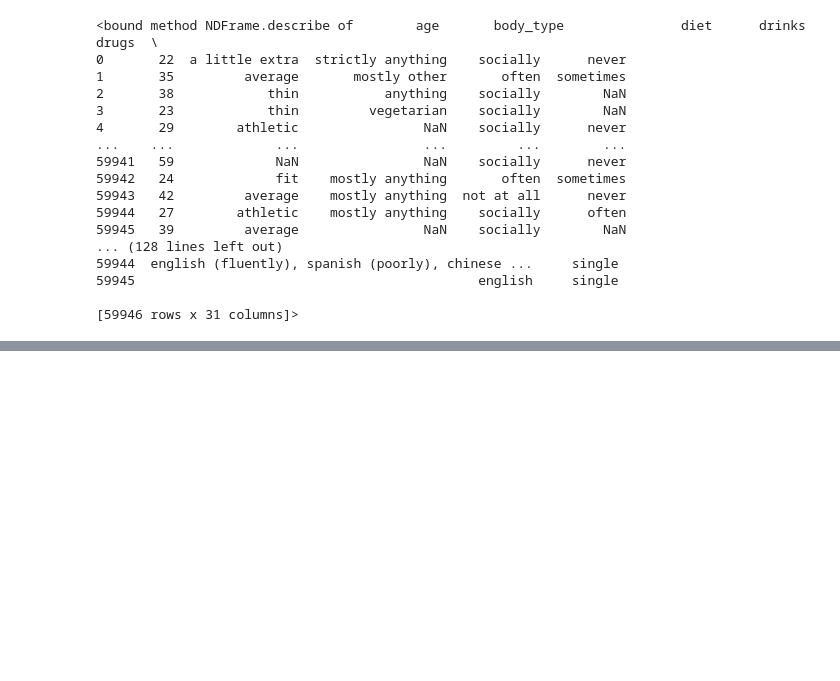
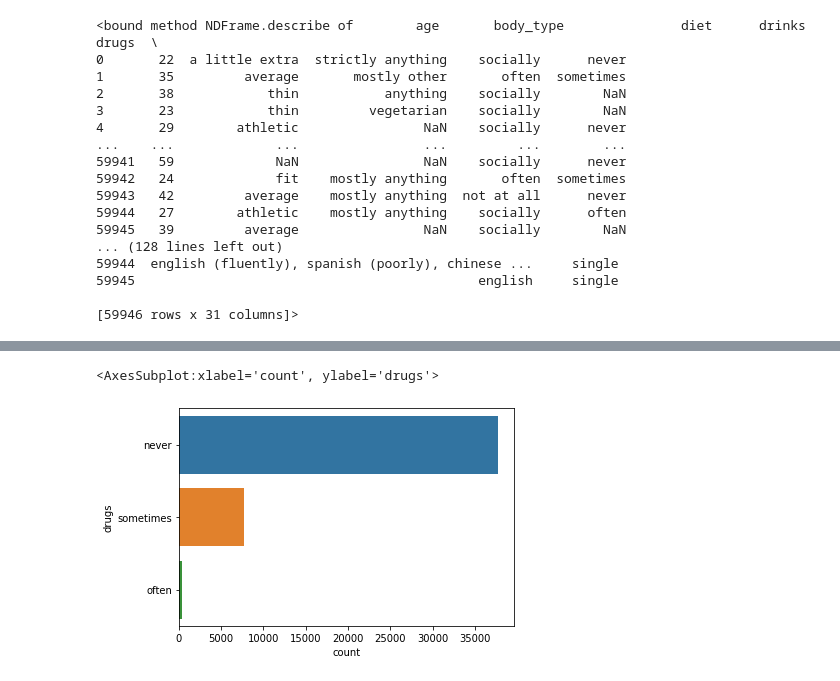
Before and after one commit to ClaudioLutz/okcupid-date-a-scientist-portfolio-project, a Jupyter notebook: date-a-scientist.ipynb, the cells around one changed output, grey strips where cells are left out. Cells and saved outputs as stored; diff of their text form; code cells hidden in the pictures; blank space fills up the shorter version.

```diff
--- a/date-a-scientist.ipynb
+++ b/date-a-scientist.ipynb
@@ -57,0 +80,5 @@ data.describe
+# %%
+sns.countplot(data=data, y='drugs')
+# %% [output]
+<AxesSubplot:xlabel='count', ylabel='drugs'>
+[figure, added]
```
Also changed, not shown: parts of 7 cells of this notebook.
